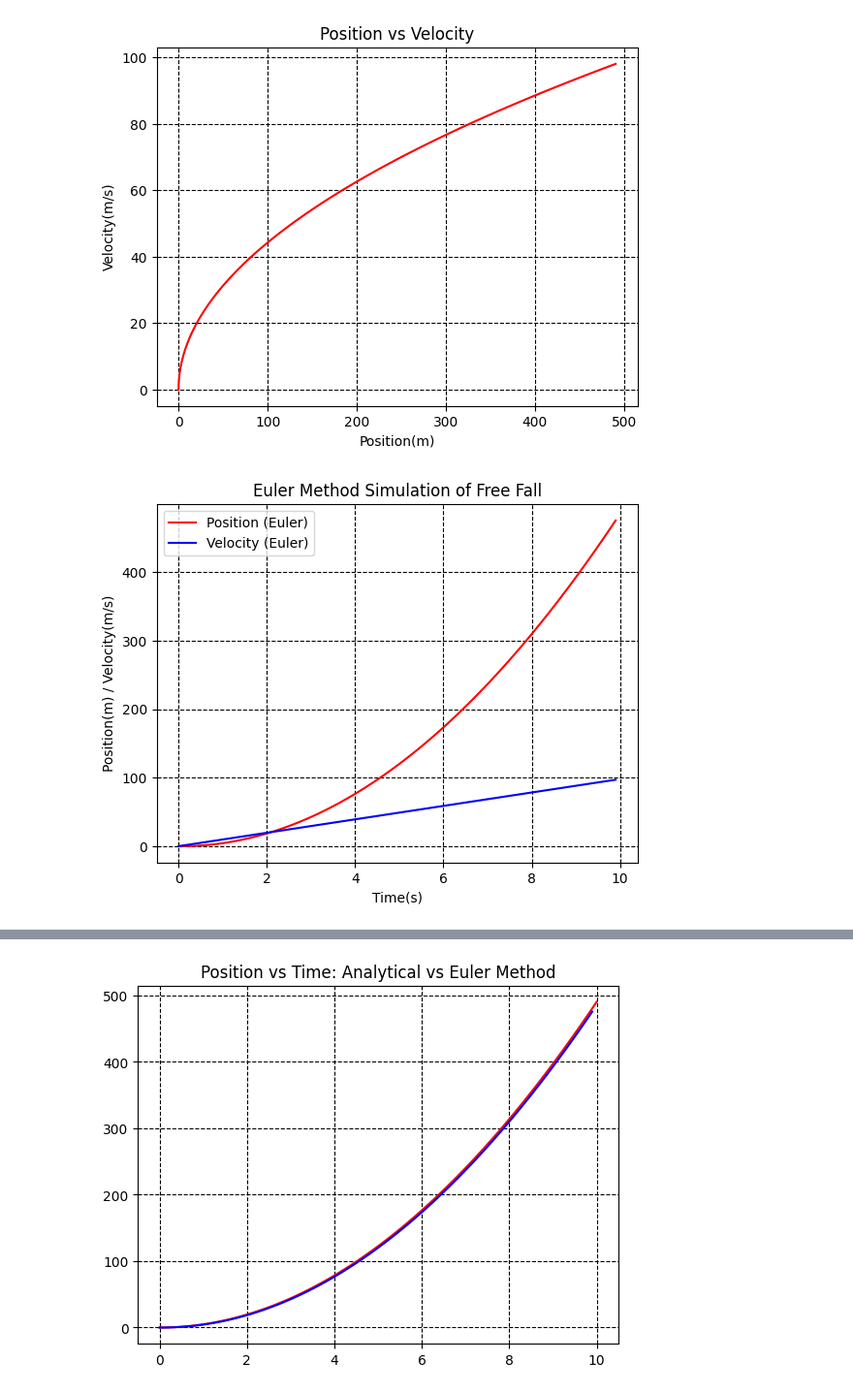
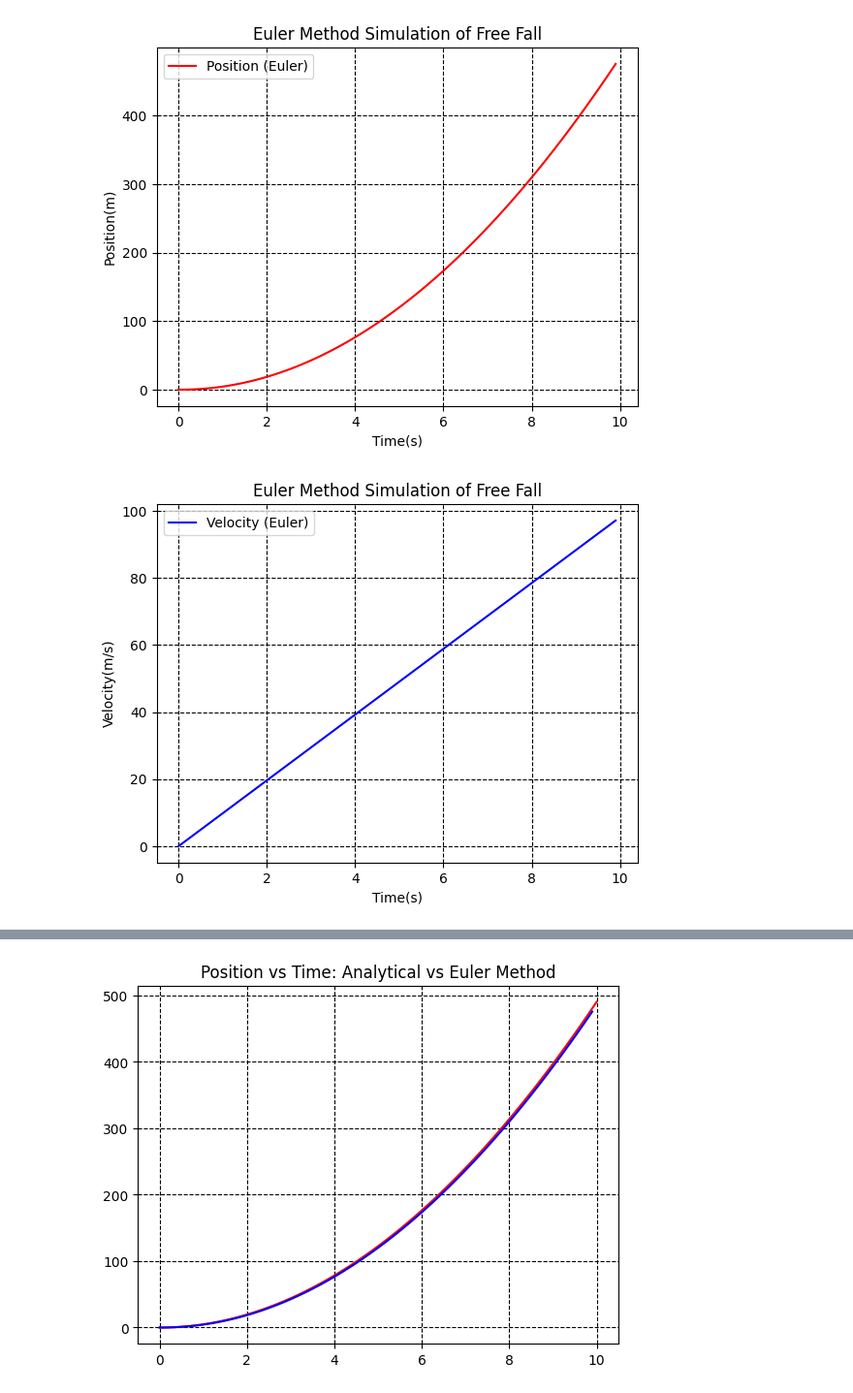
Before and after one commit to Rivu-Codez/Physics-With-Python, a Jupyter notebook: IdealFreeFall.ipynb, the cells around one changed output, grey strips where cells are left out. Shown at 97% size. Cells and saved outputs as stored; diff of their text form; code cells hidden in the pictures.

```diff
--- a/IdealFreeFall.ipynb
+++ b/IdealFreeFall.ipynb
@@ -33,13 +41,3 @@ plt.show()
-# %%
-#POSITION-VELOCITY GRAPH OF A PARTICLE UNDER FREE FALL
-plt.plot(x_0, v, color = 'red')
-plt.grid(True, color = 'black', linestyle = '--', linewidth = 0.8)
-plt.title('Position vs Velocity')
-plt.xlabel('Position(m)')
-plt.ylabel('Velocity(m/s)')
-plt.show()
-# %% [output]
-[figure, removed]
 # %%
 #DEFINING EULER'S METHOD FOR FREE FALL
 
@@ -58,19 +56,38 @@ def euler_free_fall(x0, v0, g, dt, t_max):
 # %%
 #USING EULER'S METHOD TO SIMULATE FREE FALL
 dt = 0.1
 x0 = 0
 v0 = 0
 t_max = 10
 t_euler, x_euler, v_euler = euler_free_fall(x0, v0, g, dt, t_max)
 
 #PLOTTING RESULTS FROM EULER'S METHOD
+
+#Position vs Time
 plt.plot(t_euler, x_euler, label='Position (Euler)', color='red')
+plt.title('Euler Method Simulation of Free Fall')
+plt.xlabel('Time(s)')
+plt.ylabel('Position(m)')
+plt.legend()
+plt.grid(True, color = 'black', linestyle = '--', linewidth = 0.8)
+plt.show()
+
+#Velocity vs Time
 plt.plot(t_euler, v_euler, label='Velocity (Euler)', color='blue')
 plt.title('Euler Method Simulation of Free Fall')
 plt.xlabel('Time(s)')
-plt.ylabel('Position(m) / Velocity(m/s)')
+plt.ylabel('Velocity(m/s)')
 plt.legend()
 plt.grid(True, color = 'black', linestyle = '--', linewidth = 0.8)
 plt.show()
+
+#NOW LETS PLOT THE POSITION VS VELOCITY GRAPH FOR EULER'S METHOD
+plt.plot(x_euler, v_euler, label='Position vs Velocity (Euler)', color='blue')
+plt.title('Position vs Velocity: Euler Method')
+plt.xlabel('Position(m)')
+plt.ylabel('Velocity(m/s)')
+plt.grid(True, color = 'black', linestyle = '--', linewidth = 0.8)
+plt.show()
 # %% [output]
-[figure, old version]
+[figure, new version]
+[figure, added]
```
Also changed, not shown: parts of 4 cells of this notebook, 1 other file.
